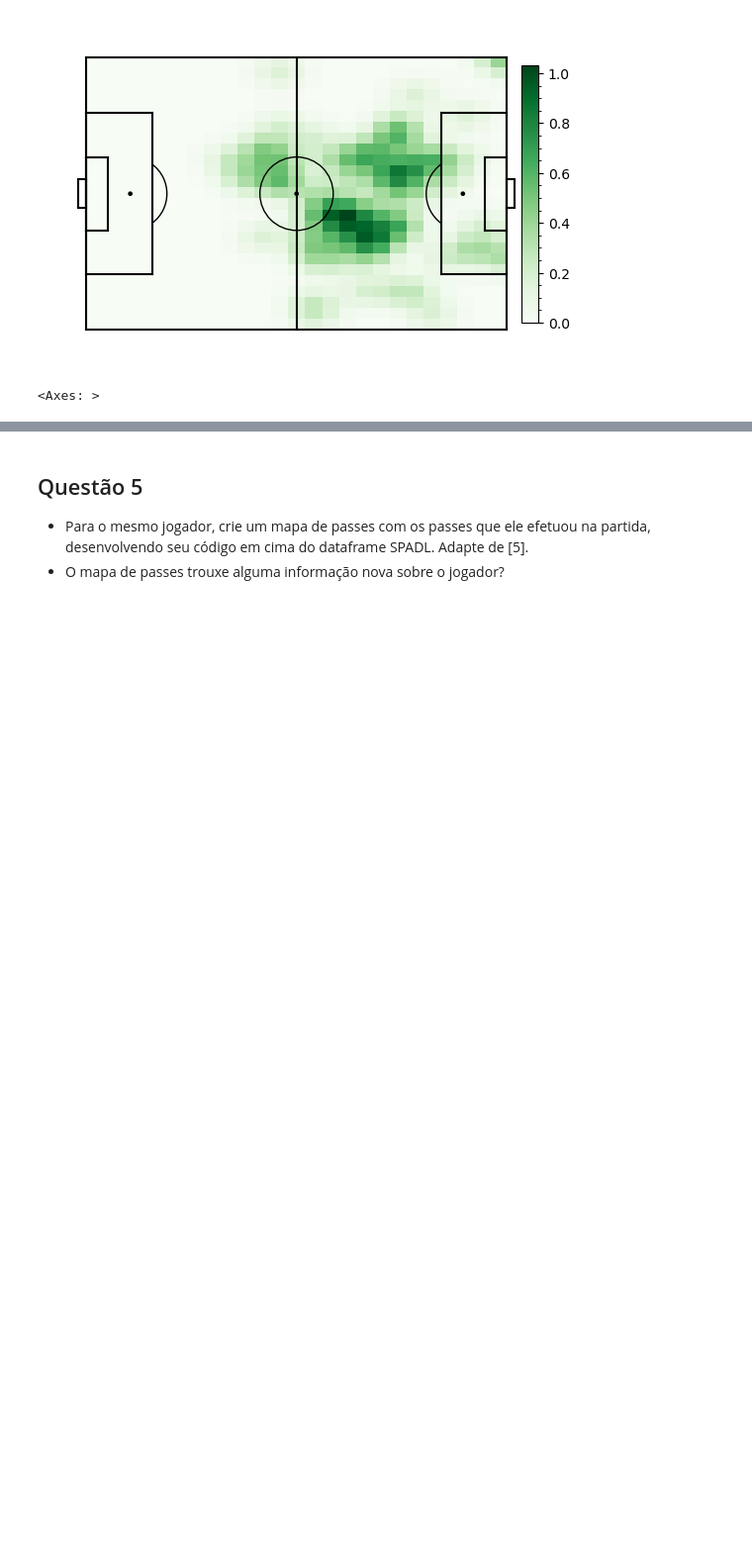
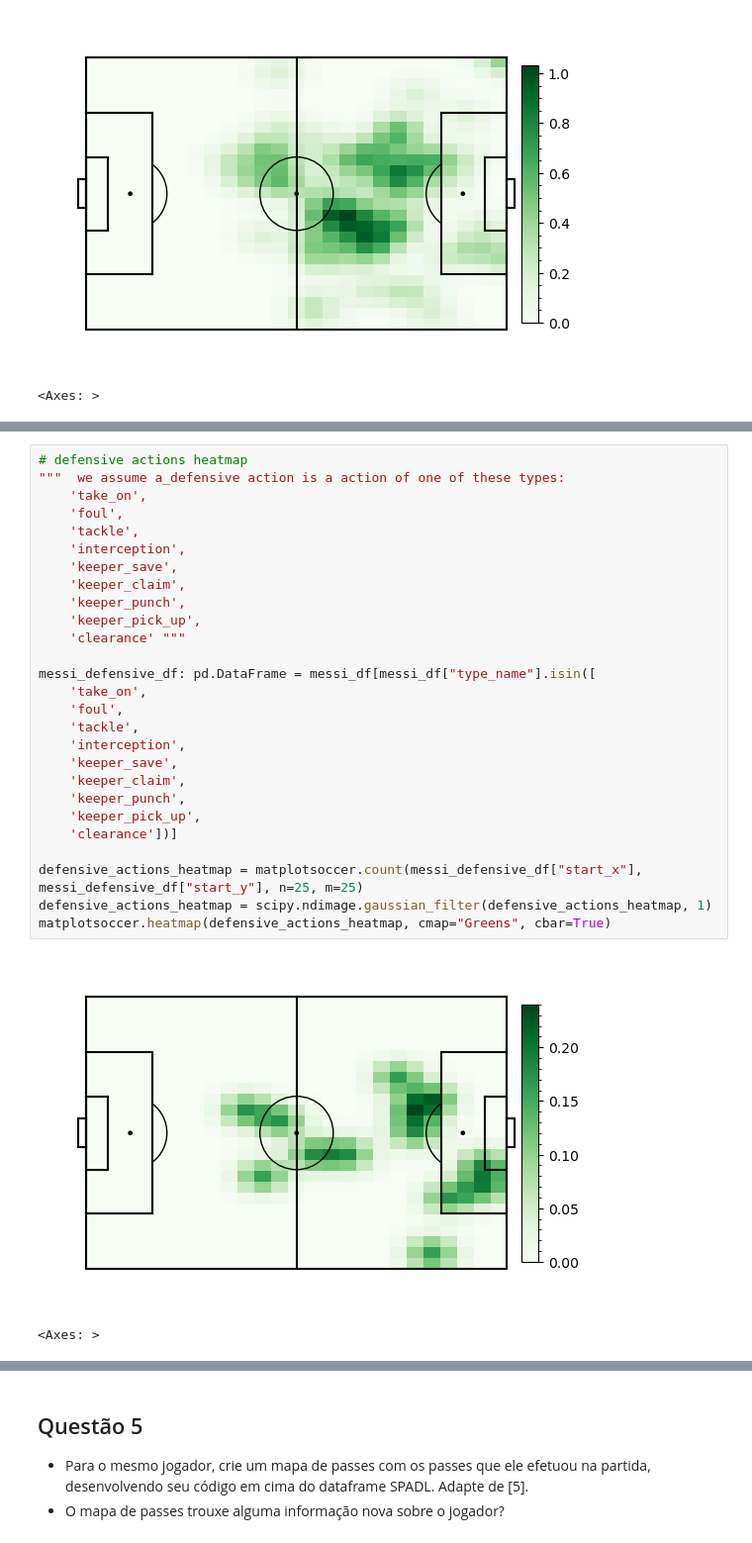
Before and after one commit to lframosferreira/soccer-analytics-notebooks, a Jupyter notebook: atv03/luis_felipe_ramos_ferreira.ipynb, the cells around one changed output, grey strips where cells are left out. Shown at 99% size. Cells and saved outputs as stored; diff of their text form; blank space fills up the shorter version.

```diff
--- a/atv03/luis_felipe_ramos_ferreira.ipynb
+++ b/atv03/luis_felipe_ramos_ferreira.ipynb
@@ -250 +260,31 @@ offensive_actions_heatmap = 4
+# %%
+# defensive actions heatmap
+"""  we assume a_defensive action is a action of one of these types:
+    'take_on',
+    'foul',
+    'tackle',
+    'interception',
+    'keeper_save',
+    'keeper_claim',
+    'keeper_punch',
+    'keeper_pick_up',
+    'clearance' """
+
+messi_defensive_df: pd.DataFrame = messi_df[messi_df["type_name"].isin([
+    'take_on',
+    'foul',
+    'tackle',
+    'interception',
+    'keeper_save',
+    'keeper_claim',
+    'keeper_punch',
+    'keeper_pick_up',
+    'clearance'])]
+
+defensive_actions_heatmap = matplotsoccer.count(messi_defensive_df["start_x"], messi_defensive_df["start_y"], n=25, m=25)
+defensive_actions_heatmap = scipy.ndimage.gaussian_filter(defensive_actions_heatmap, 1)
+matplotsoccer.heatmap(defensive_actions_heatmap, cmap="Greens", cbar=True)
+# %% [output]
+[figure, added]
+<Axes: >
 # %% [markdown]
```
Also changed, not shown: parts of 7 cells of this notebook.
